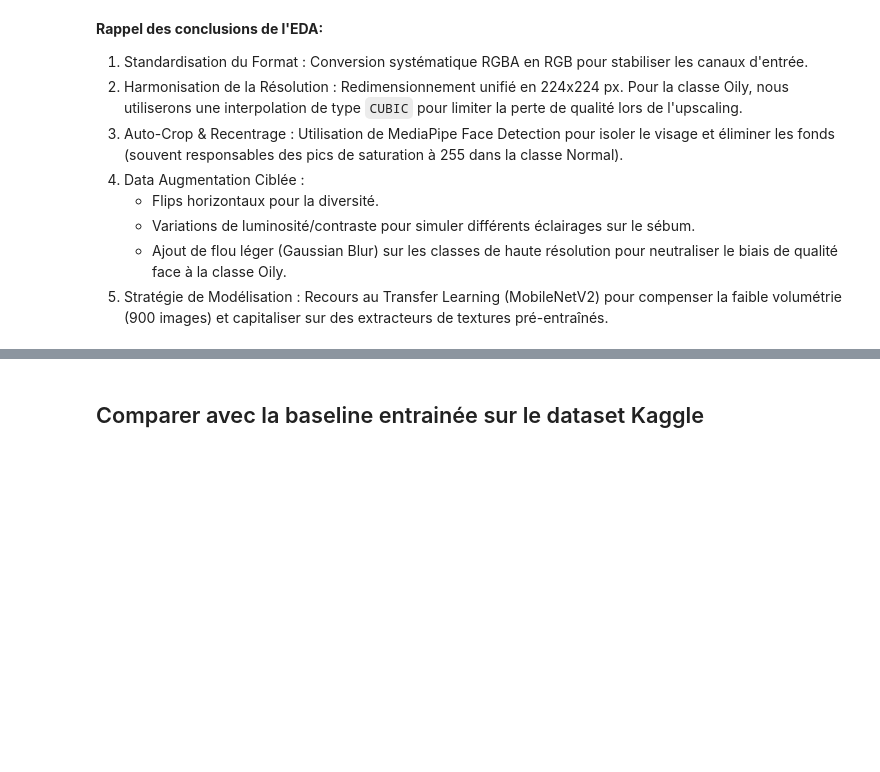
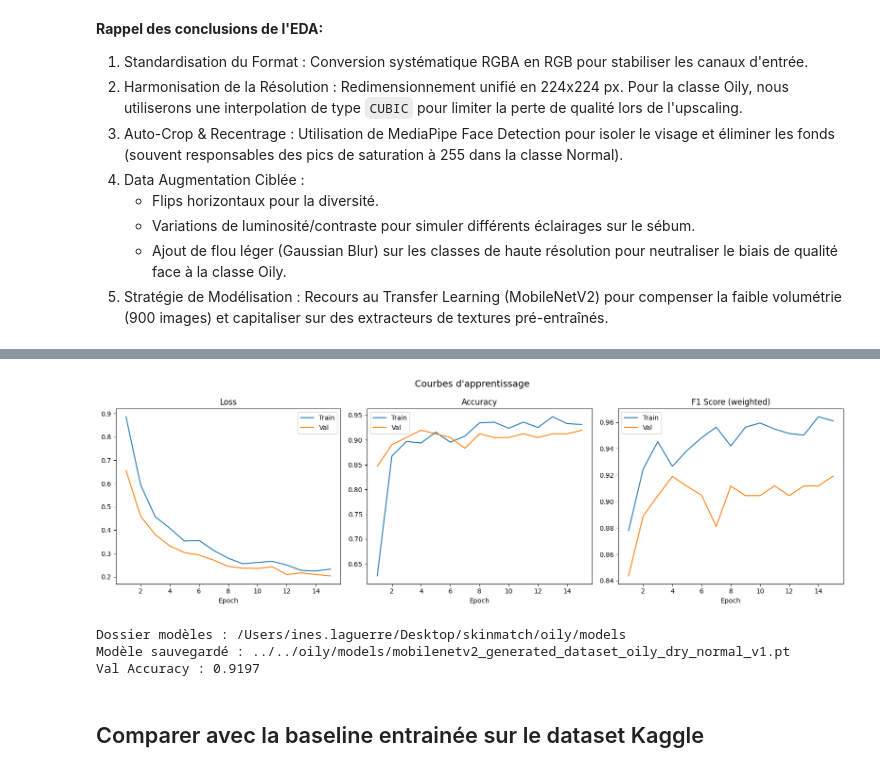
Before and after one commit to arnoldmfumu-crypto/GlowUpAi, a Jupyter notebook: notebooks/oily/oily_dry_new_preprocessing_training.ipynb, the cells around one changed output, grey strips where cells are left out. Cells and saved outputs as stored; diff of their text form; code cells hidden in the pictures; blank space fills up the shorter version.

```diff
--- a/notebooks/oily/oily_dry_new_preprocessing_training.ipynb
+++ b/notebooks/oily/oily_dry_new_preprocessing_training.ipynb
@@ -211,2 +403,70 @@ model, history = train_model(model, criterion, optimizer, scheduler, num_epochs=
+# %%
+fig, axes = plt.subplots(1, 3, figsize=(16, 5))
+epochs_range = range(1, num_epochs + 1)
+
+# Loss
+axes[0].plot(epochs_range, history['train_loss'], label='Train')
+axes[0].plot(epochs_range, history['val_loss'],   label='Val')
+axes[0].set_title('Loss')
+axes[0].set_xlabel('Epoch')
+axes[0].legend()
+
+# Accuracy
+axes[1].plot(epochs_range, history['train_acc'], label='Train')
+axes[1].plot(epochs_range, history['val_acc'],   label='Val')
+axes[1].set_title('Accuracy')
+axes[1].set_xlabel('Epoch')
+axes[1].legend()
+
+# F1
+axes[2].plot(epochs_range, history['train_f1'], label='Train')
+axes[2].plot(epochs_range, history['val_f1'],   label='Val')
+axes[2].set_title('F1 Score (weighted)')
+axes[2].set_xlabel('Epoch')
+axes[2].legend()
+
+plt.suptitle("Courbes d'apprentissage", fontsize=14)
+plt.tight_layout()
+plt.show()
+# %% [output]
+[figure, added]
+# %%
+import torch
+import os
+from datetime import datetime
+
+MODEL_DIR  = Path("../../oily/models")
+MODEL_NAME = "mobilenetv2_generated_dataset_oily_dry_normal_v1"
+
+os.makedirs(MODEL_DIR, exist_ok=True)
+print(f"Dossier modèles : {MODEL_DIR.resolve()}")
+
+# Métadonnées de l'expérience
+metadata = {
+    "architecture"  : "MobileNetV2",
+    "num_classes"   : len(CLASSES),
+    "class_names"   : class_names,
+    "best_val_acc"  : round(float(best_val_acc), 4),
+    "epochs_trained": num_epochs,
+    "date"          : datetime.now().strftime("%Y-%m-%d"),
+    "notes"         : "New dataset in input, generated by AI, different preprocessing"
+}
+
+# Sauvegarde du checkpoint
+checkpoint = {
+    "model_state_dict"    : model.state_dict(),         # poids du modèle
+    "optimizer_state_dict": optimizer.state_dict(),     # état de l'optimizer (utile pour reprendre l'entraînement)
+    "history"             : history,                    # courbes d'apprentissage
+    "metadata"            : metadata
+}
+
+save_path = os.path.join(MODEL_DIR, f"{MODEL_NAME}.pt")
+torch.save(checkpoint, save_path)
+print(f"Modèle sauvegardé : {save_path}")
+print(f"Val Accuracy : {best_val_acc:.4f}")
+# %% [output]
+Dossier modèles : /Users/ines.laguerre/Desktop/skinmatch/oily/models
+Modèle sauvegardé : ../../oily/models/mobilenetv2_generated_dataset_oily_dry_normal_v1.pt
+Val Accuracy : 0.9197
 # %% [markdown]
 ## Comparer avec la baseline entrainée sur le dataset Kaggle
```
Also changed, not shown: parts of 10 cells of this notebook.
